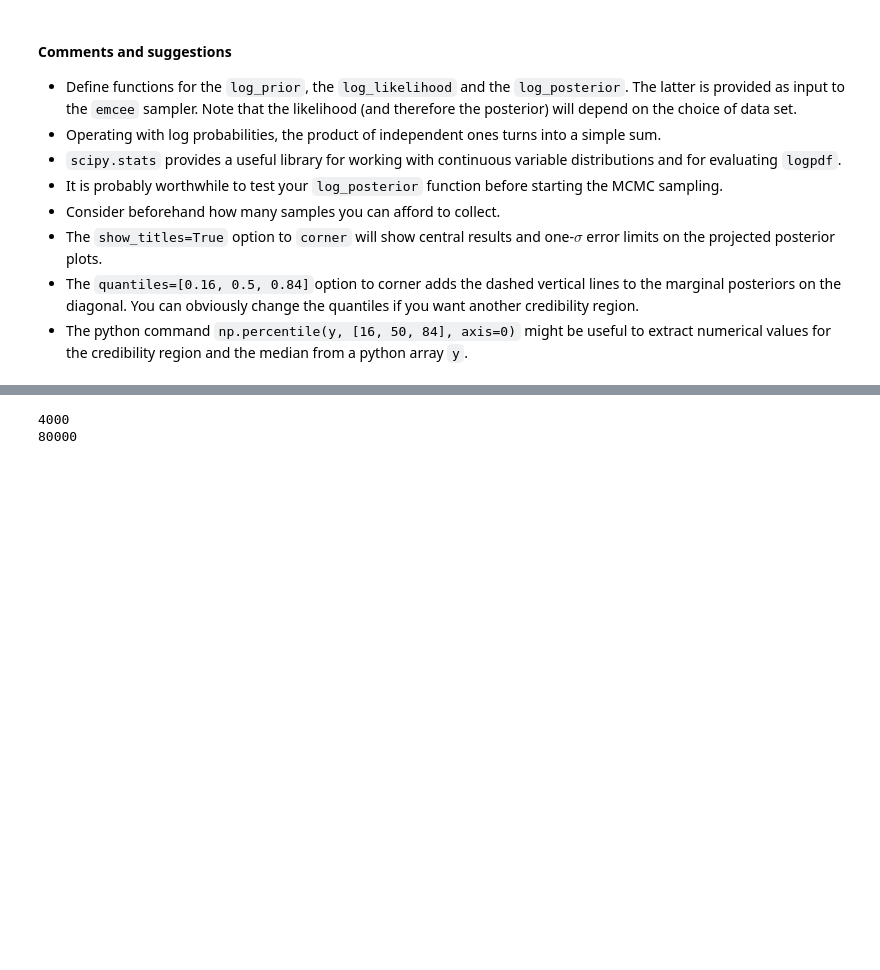
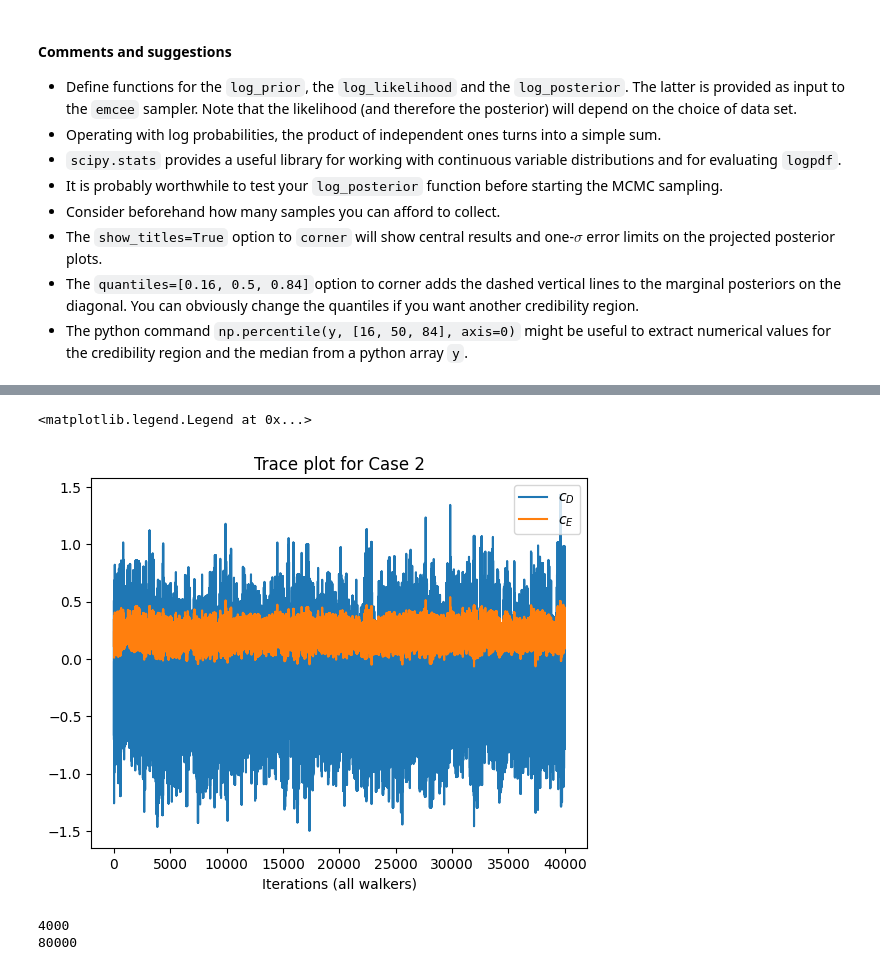
Before and after one commit to stinaper/tif285, a Jupyter notebook: doc/pub/Projects/Project1/TIF285_Project1.ipynb, the cells around one changed output, grey strips where cells are left out. Drawn from its saved outputs; the diff is of its cells as text; code cells hidden in the pictures; blank space fills up the shorter version.

```diff
--- a/doc/pub/Projects/Project1/TIF285_Project1.ipynb
+++ b/doc/pub/Projects/Project1/TIF285_Project1.ipynb
@@ -412,3 +427,13 @@ plt.plot(samples_1.reshape(nwalkers*nsteps,2))
+# %%
+fig, ax = plt.subplots()
+
+ax.plot(samples_2.reshape(nwalkers*nsteps,2), label= (r'$c_D$', r'$c_E$'))
+ax.set_xlabel('Iterations (all walkers)')
+ax.set_title('Trace plot for Case 2')
+ax.legend()
+# %% [output]
+<matplotlib.legend.Legend at 0x...>
+[figure, added]
 # %%
 #corner.corner(samples_1[:,0],labels=[r"$c_D$",r"$c_E$"],show_titles=True,quantiles=[0.16,0.5,0.84])
 corner.corner(samples_1.reshape(nwalkers*nsteps,2),labels=[r"$c_D$",r"$c_E$"],show_titles=True,quantiles=[0.16,0.5,0.84])
```
Also changed, not shown: parts of 4 cells of this notebook, 7 other files.
